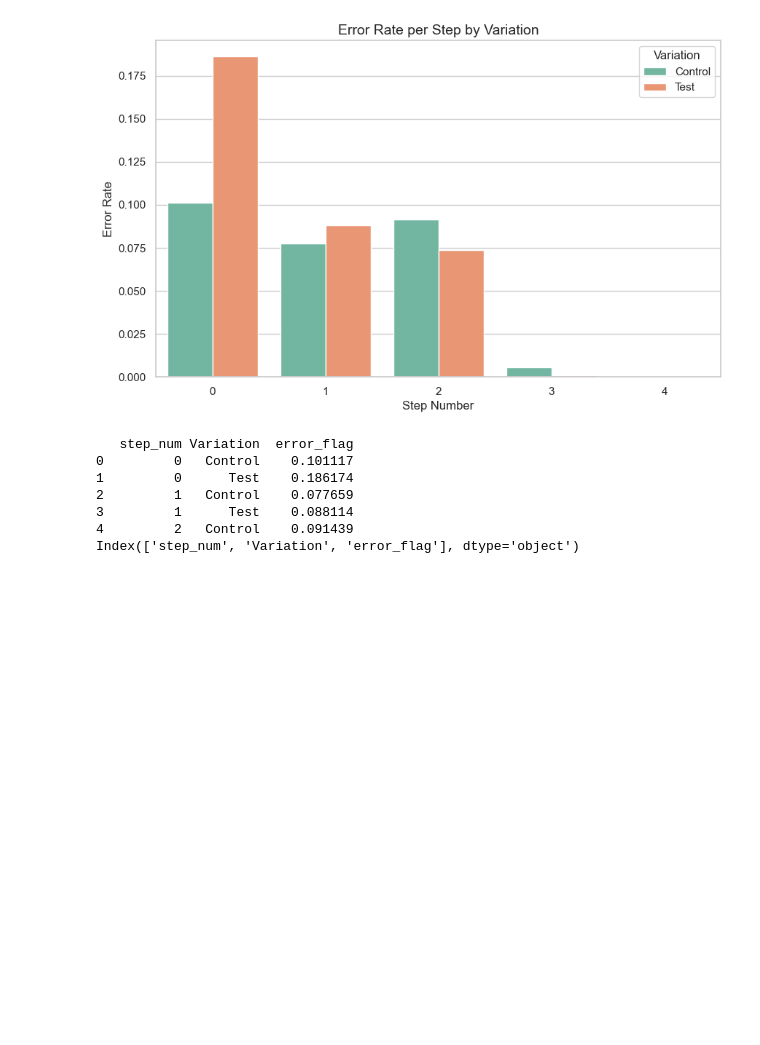
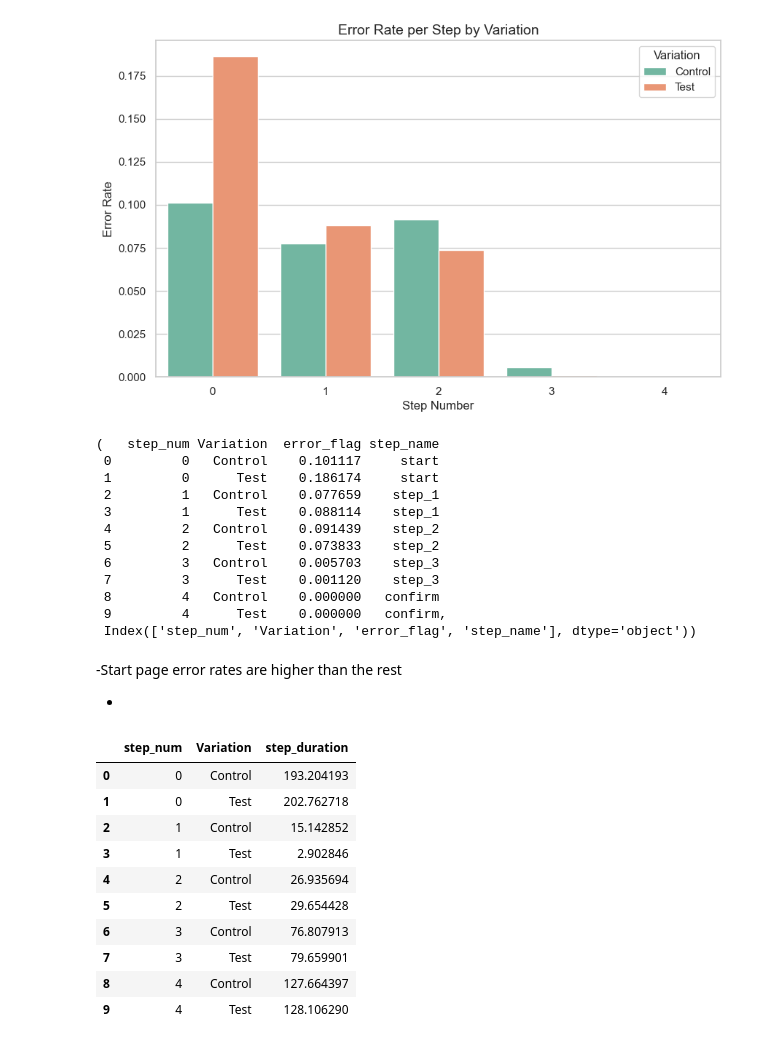
Before and after one commit to lewisdeanclark/vanguard-project, a Jupyter notebook: week5_p_value.ipynb, the cells around one changed output. Drawn from its saved outputs; the diff is of its cells as text; code cells hidden in the pictures; blank space fills up the shorter version.

```diff
--- a/week5_p_value.ipynb
+++ b/week5_p_value.ipynb
@@ -754,13 +756,41 @@ plt.show()
 # %% [output]
 [figure]
 # %%
-print(error_rate_step_var.head())
-print(error_rate_step_var.columns)
+error_rate_step_var.head(10), error_rate_step_var.columns
 # %% [output]
-   step_num Variation  error_flag
-0         0   Control    0.101117
-1         0      Test    0.186174
-2         1   Control    0.077659
-3         1      Test    0.088114
-4         2   Control    0.091439
-Index(['step_num', 'Variation', 'error_flag'], dtype='object')
+(   step_num Variation  error_flag step_name
+ 0         0   Control    0.101117     start
+ 1         0      Test    0.186174     start
+ 2         1   Control    0.077659    step_1
+ 3         1      Test    0.088114    step_1
+ 4         2   Control    0.091439    step_2
+ 5         2      Test    0.073833    step_2
+ 6         3   Control    0.005703    step_3
+ 7         3      Test    0.001120    step_3
+ 8         4   Control    0.000000   confirm
+ 9         4      Test    0.000000   confirm,
+ Index(['step_num', 'Variation', 'error_flag', 'step_name'], dtype='object'))
+# %% [markdown]
+-Start page error rates are higher than the rest
+
+-
+# %%
+error_rate_step_var_dur = (
+    df_combined.groupby(['step_num', 'Variation'])['step_duration']
+    .mean()
+    .reset_index()
+)
+# %%
+error_rate_step_var_dur
+# %% [output]
+|  | step_num | Variation | step_duration |
+| 0 | 0 | Control | 193.204193 |
+| 1 | 0 | Test | 202.762718 |
+| 2 | 1 | Control | 15.142852 |
+| 3 | 1 | Test | 2.902846 |
+| 4 | 2 | Control | 26.935694 |
+| 5 | 2 | Test | 29.654428 |
+| 6 | 3 | Control | 76.807913 |
+| 7 | 3 | Test | 79.659901 |
+| 8 | 4 | Control | 127.664397 |
+| 9 | 4 | Test | 128.106290 |
```
Also changed, not shown: parts of 25 cells of this notebook.
